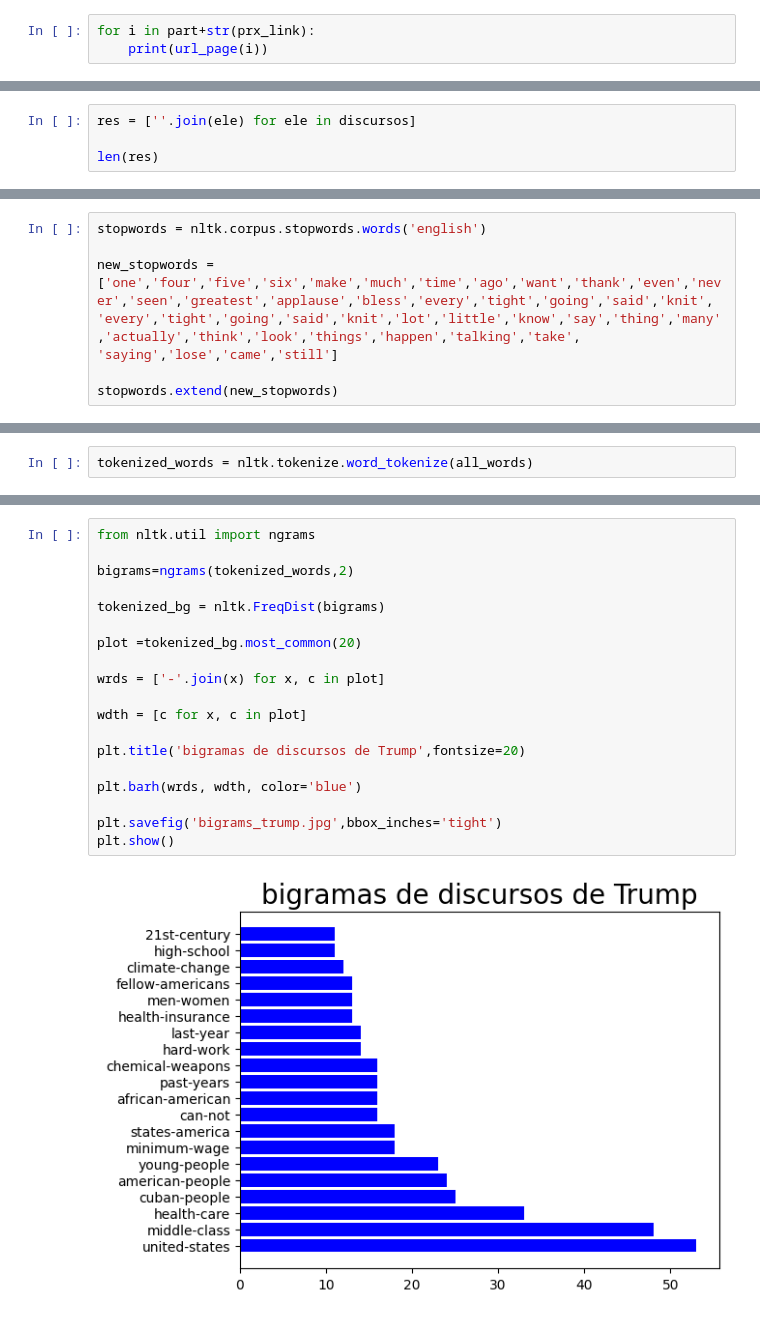
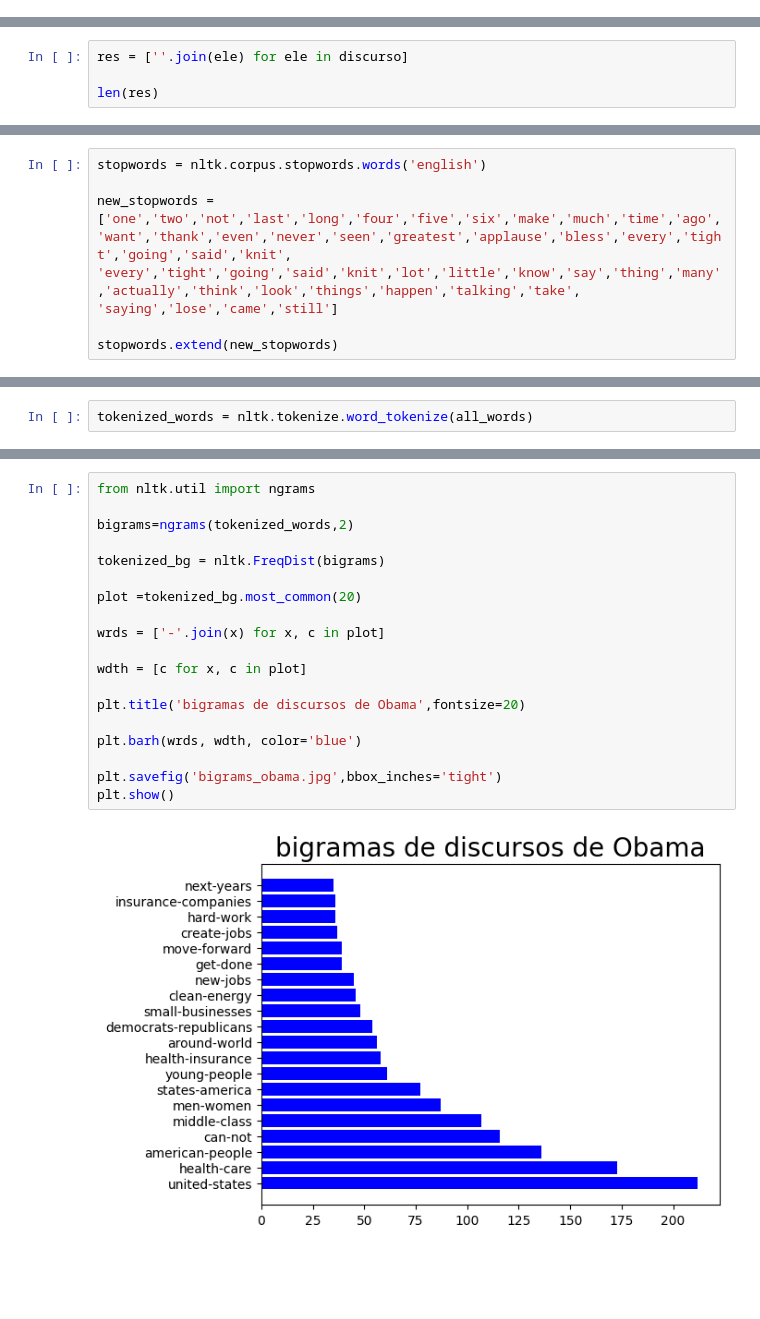
Before and after one commit to AgustinCdeCelis/Speaches-Trump, a Jupyter notebook: workingfile2.ipynb, the cells around one changed output, grey strips where cells are left out. Saved outputs shown, nothing was run; the diff lists cells and outputs as text; blank space fills up the shorter version.

```diff
--- a/workingfile2.ipynb
+++ b/workingfile2.ipynb
@@ -122,3 +28,0 @@ print(url_page(part+prx_link))
-# %%
-for i in part+str(prx_link):
-    print(url_page(i))
@@ -127,5 +127,5 @@ MissingSchema: Invalid URL 'h': No scheme supplied. Perhaps you meant http://h?
 # %%
-res = [''.join(ele) for ele in discursos]
+res = [''.join(ele) for ele in discurso]
 
 len(res)
 # %% [output]
@@ -164,7 +145,7 @@ df['discurso_tokenizado']=df['discurso'].apply(regexp.tokenize)
 # %%
 stopwords = nltk.corpus.stopwords.words('english')
 
-new_stopwords = ['one','four','five','six','make','much','time','ago','want','thank','even','never','seen','greatest','applause','bless','every','tight','going','said','knit',
+new_stopwords = ['one','two','not','last','long','four','five','six','make','much','time','ago','want','thank','even','never','seen','greatest','applause','bless','every','tight','going','said','knit',
 'every','tight','going','said','knit','lot','little','know','say','thing','many','actually','think','look','things','happen','talking','take',
 'saying','lose','came','still']
 
@@ -207,24 +188,24 @@ fdist.plot(50)
 # %%
 from nltk.util import ngrams
 
 bigrams=ngrams(tokenized_words,2)
 
 tokenized_bg = nltk.FreqDist(bigrams)
 
 plot =tokenized_bg.most_common(20)
 
 wrds = ['-'.join(x) for x, c in plot]
 
 wdth = [c for x, c in plot]
 
-plt.title('bigramas de discursos de Trump',fontsize=20)
+plt.title('bigramas de discursos de Obama',fontsize=20)
 
 plt.barh(wrds, wdth, color='blue')
 
-plt.savefig('bigrams_trump.jpg',bbox_inches='tight')
+plt.savefig('bigrams_obama.jpg',bbox_inches='tight')
 plt.show()
 # %% [output]
-[figure, old version]
+[figure, new version]
 # %%
 trigrams=ngrams(tokenized_words,3)
 
```
Also changed, not shown: parts of 12 cells of this notebook, 7 other files.
